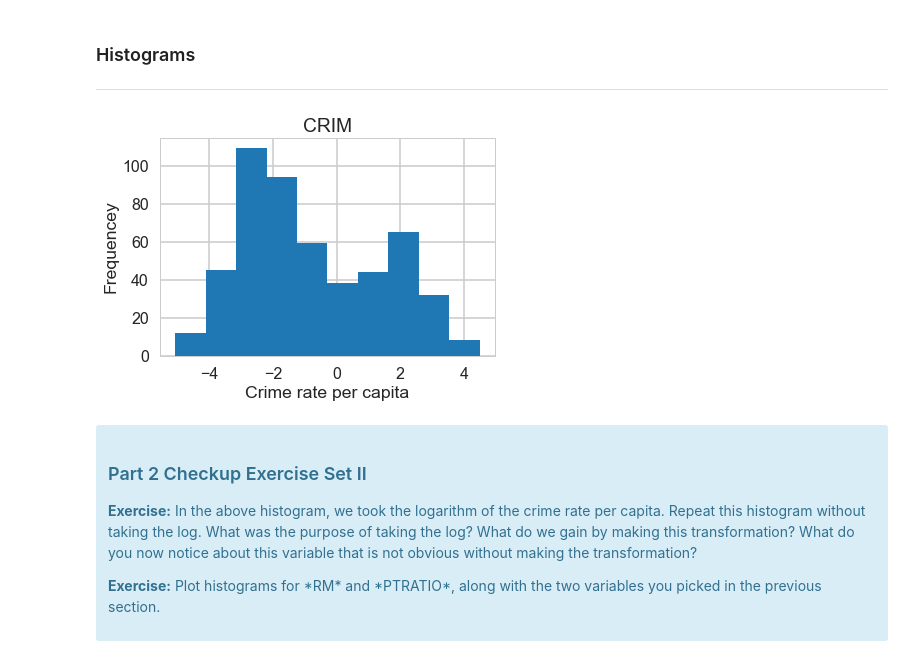
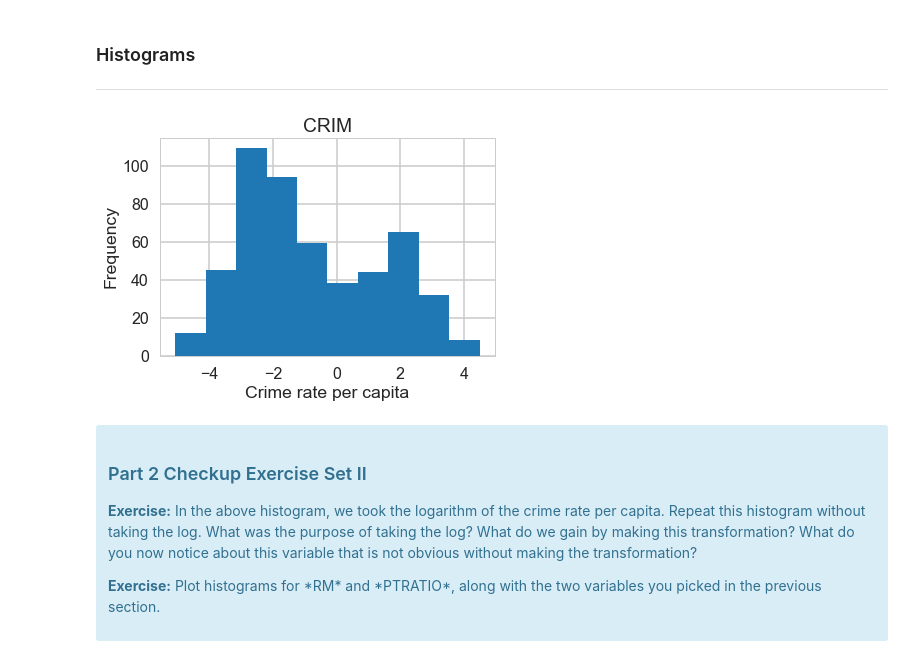
Before and after one commit to LukasBut/Springboard-Projects, a Jupyter notebook: 11.1.5 Linear Regression Using Boston Housing Data Set/Mini_Project_Linear_Regression.ipynb, the cells around one changed output. Cells and saved outputs as stored; diff of their text form; code cells hidden in the pictures.

```diff
--- a/11.1.5 Linear Regression Using Boston Housing Data Set/Mini_Project_Linear_Regression.ipynb
+++ b/11.1.5 Linear Regression Using Boston Housing Data Set/Mini_Project_Linear_Regression.ipynb
@@ -343,13 +344,13 @@ sns.regplot(y="PRICE", x="RM", data=bos, fit_reg = True)
 ### Histograms
 ***
 # %%
-plt.hist(np.log(bos.CRIM))
+plt.hist((np.log(bos.CRIM)))
 plt.title("CRIM")
 plt.xlabel("Crime rate per capita")
-plt.ylabel("Frequencey")
+plt.ylabel("Frequency")
 plt.show()
 # %% [output]
-[figure, old version]
+[figure, new version]
 # %% [markdown]
 <div class="span5 alert alert-info">
 <h3>Part 2 Checkup Exercise Set II</h3>
```
Also changed, not shown: parts of 11 cells of this notebook.
